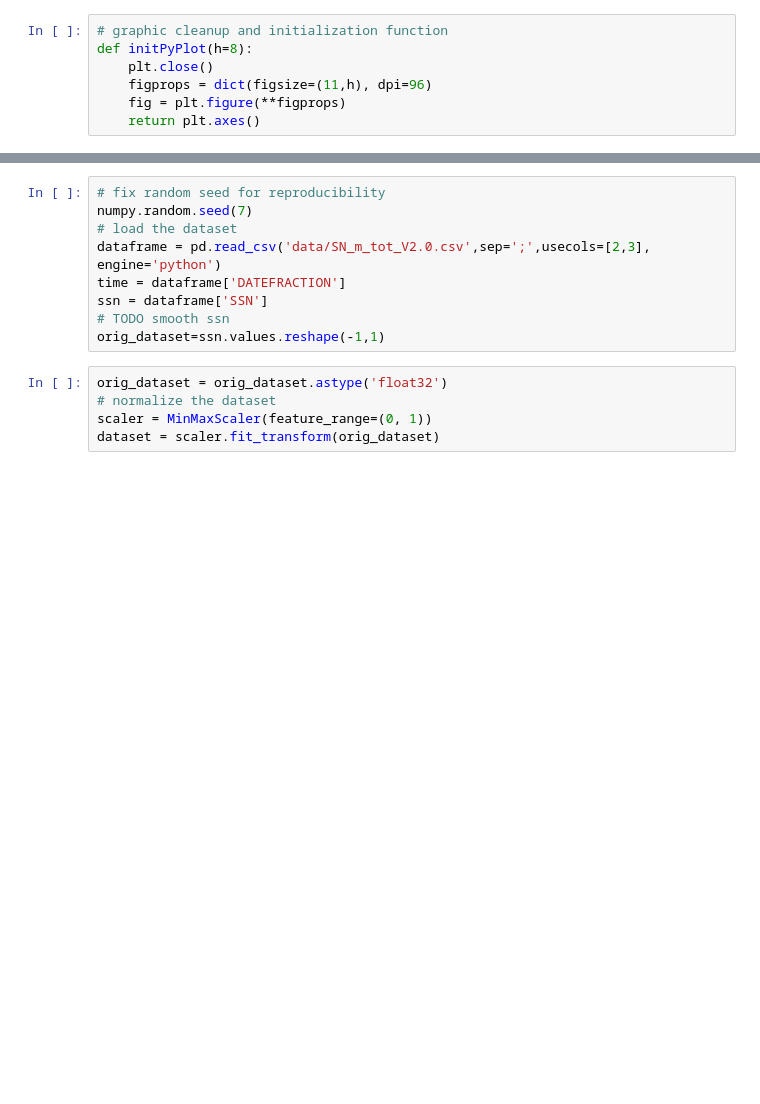
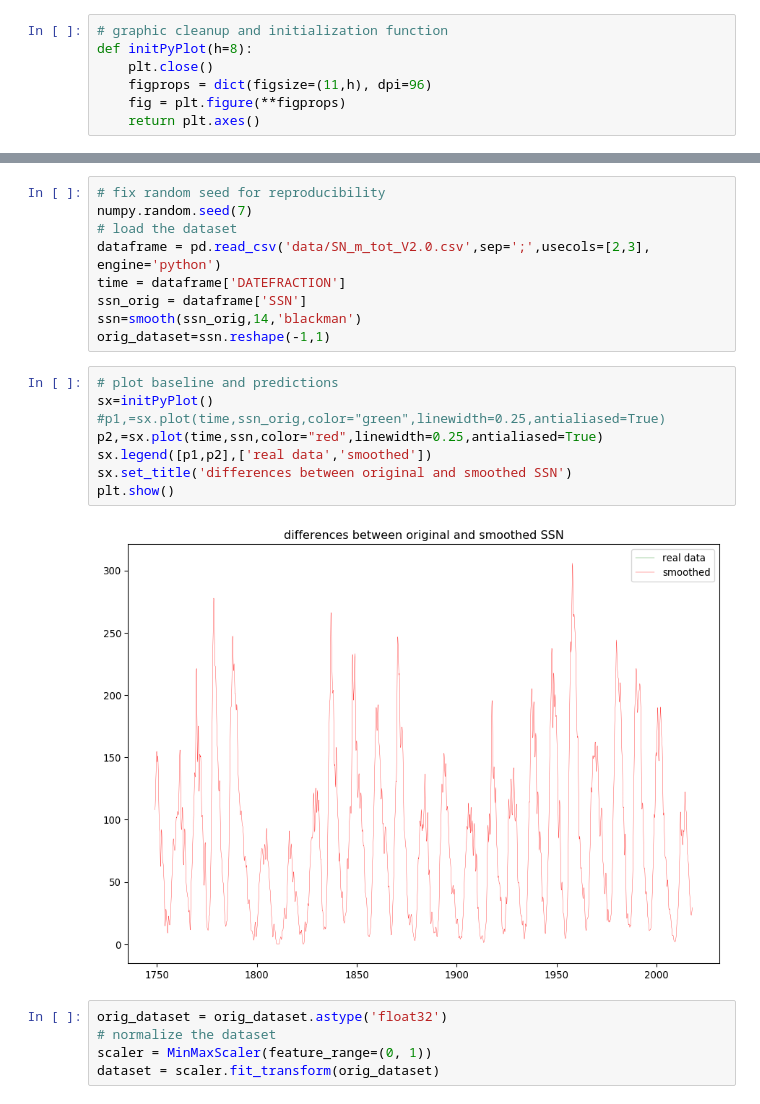
Before and after one commit to danielefranceschi/lstm-climatological-time-series, a Jupyter notebook: LSTM-SSN.ipynb, the cells around one changed output, grey strips where cells are left out. Drawn from its saved outputs; the diff is of its cells as text; blank space fills up the shorter version.

```diff
--- a/LSTM-SSN.ipynb
+++ b/LSTM-SSN.ipynb
@@ -47,9 +122,19 @@ numpy.random.seed(7)
 # load the dataset
 dataframe = pd.read_csv('data/SN_m_tot_V2.0.csv',sep=';',usecols=[2,3], engine='python')
 time = dataframe['DATEFRACTION']
-ssn = dataframe['SSN']
-# TODO smooth ssn
-orig_dataset=ssn.values.reshape(-1,1)
+ssn_orig = dataframe['SSN']
+ssn=smooth(ssn_orig,14,'blackman')
+orig_dataset=ssn.reshape(-1,1)
+# %%
+# plot baseline and predictions
+sx=initPyPlot()
+#p1,=sx.plot(time,ssn_orig,color="green",linewidth=0.25,antialiased=True)
+p2,=sx.plot(time,ssn,color="red",linewidth=0.25,antialiased=True)
+sx.legend([p1,p2],['real data','smoothed'])
+sx.set_title('differences between original and smoothed SSN')
+plt.show()
+# %% [output]
+[figure, added]
 # %%
 orig_dataset = orig_dataset.astype('float32')
 # normalize the dataset
```
Also changed, not shown: parts of 18 cells of this notebook, 1 other file.
